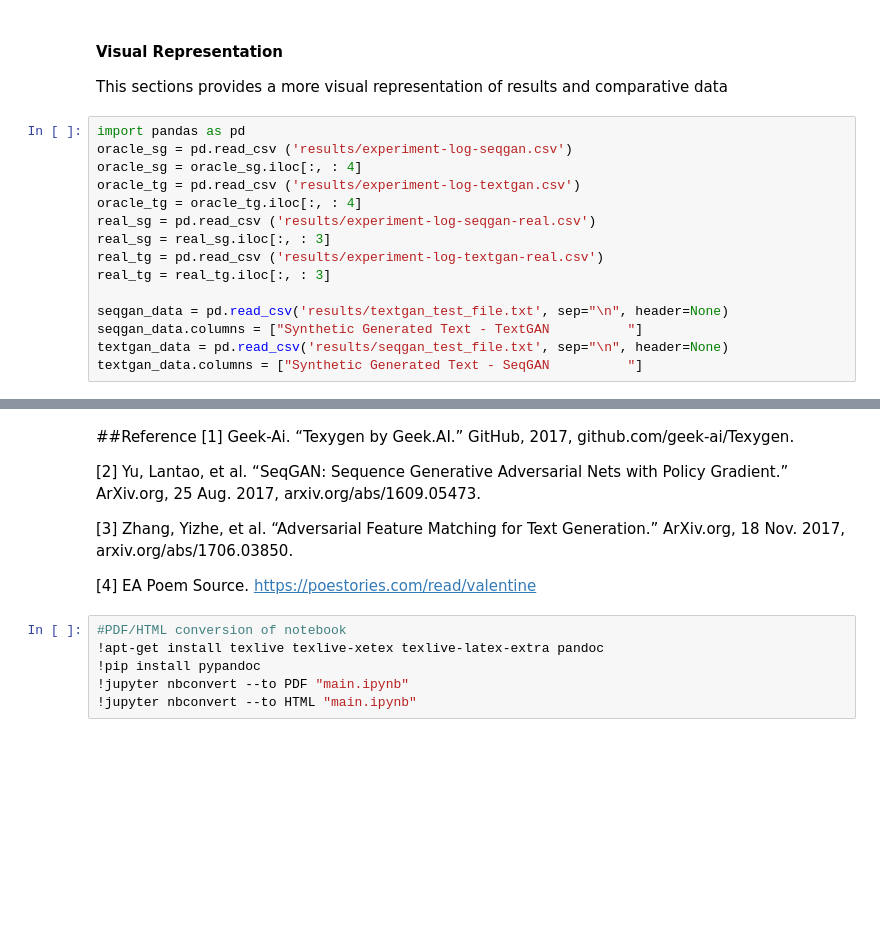
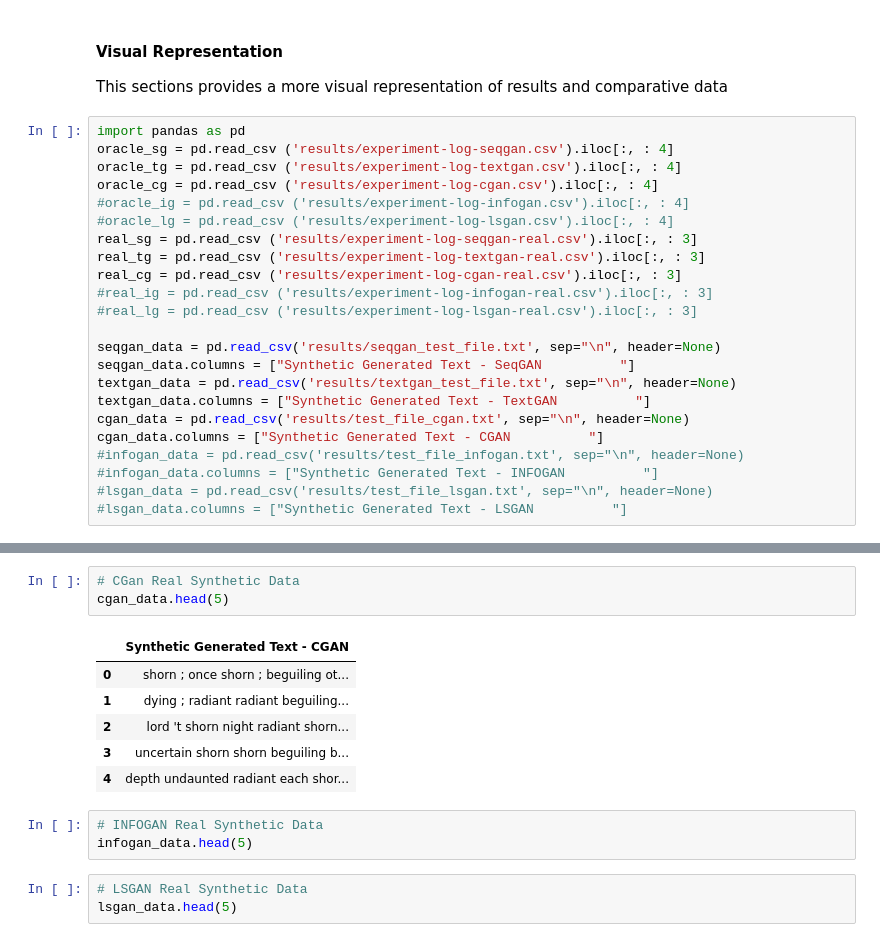
Before and after one commit to eordanis/CIS-700, a Jupyter notebook: main.ipynb, the cells around one changed output, grey strips where cells are left out. Cells and saved outputs as stored; diff of their text form; blank space fills up the shorter version.

```diff
--- a/main.ipynb
+++ b/main.ipynb
@@ -403,16 +372,24 @@ Here we will take a look at the first 15 lines of the real data files, both trai
 This sections provides a more visual representation of results and comparative data
 # %%
 import pandas as pd
-oracle_sg = pd.read_csv ('results/experiment-log-seqgan.csv')
-oracle_sg = oracle_sg.iloc[:, : 4]
-oracle_tg = pd.read_csv ('results/experiment-log-textgan.csv')
-oracle_tg = oracle_tg.iloc[:, : 4]
-real_sg = pd.read_csv ('results/experiment-log-seqgan-real.csv')
-real_sg = real_sg.iloc[:, : 3]
-real_tg = pd.read_csv ('results/experiment-log-textgan-real.csv')
-real_tg = real_tg.iloc[:, : 3]
+oracle_sg = pd.read_csv ('results/experiment-log-seqgan.csv').iloc[:, : 4]
+oracle_tg = pd.read_csv ('results/experiment-log-textgan.csv').iloc[:, : 4]
+oracle_cg = pd.read_csv ('results/experiment-log-cgan.csv').iloc[:, : 4]
+#oracle_ig = pd.read_csv ('results/experiment-log-infogan.csv').iloc[:, : 4]
+#oracle_lg = pd.read_csv ('results/experiment-log-lsgan.csv').iloc[:, : 4]
+real_sg = pd.read_csv ('results/experiment-log-seqgan-real.csv').iloc[:, : 3]
+real_tg = pd.read_csv ('results/experiment-log-textgan-real.csv').iloc[:, : 3]
+real_cg = pd.read_csv ('results/experiment-log-cgan-real.csv').iloc[:, : 3]
+#real_ig = pd.read_csv ('results/experiment-log-infogan-real.csv').iloc[:, : 3]
+#real_lg = pd.read_csv ('results/experiment-log-lsgan-real.csv').iloc[:, : 3]
 
-seqgan_data = pd.read_csv('results/textgan_test_file.txt', sep="\n", header=None)
-seqgan_data.columns = ["Synthetic Generated Text - TextGAN          "]
-textgan_data = pd.read_csv('results/seqgan_test_file.txt', sep="\n", header=None)
-textgan_data.columns = ["Synthetic Generated Text - SeqGAN          "]
+seqgan_data = pd.read_csv('results/seqgan_test_file.txt', sep="\n", header=None)
+seqgan_data.columns = ["Synthetic Generated Text - SeqGAN          "]
+textgan_data = pd.read_csv('results/textgan_test_file.txt', sep="\n", header=None)
+textgan_data.columns = ["Synthetic Generated Text - TextGAN          "]
+cgan_data = pd.read_csv('results/test_file_cgan.txt', sep="\n", header=None)
+cgan_data.columns = ["Synthetic Generated Text - CGAN          "]
+#infogan_data = pd.read_csv('results/test_file_infogan.txt', sep="\n", header=None)
+#infogan_data.columns = ["Synthetic Generated Text - INFOGAN          "]
+#lsgan_data = pd.read_csv('results/test_file_lsgan.txt', sep="\n", header=None)
+#lsgan_data.columns = ["Synthetic Generated Text - LSGAN          "]
@@ -457,15 +416,16 @@ Given the short duration of setup, running, etc there was not sufficient time to
-# %% [markdown]
-##Reference
-[1] Geek-Ai. “Texygen by Geek.AI.” GitHub, 2017, github.com/geek-ai/Texygen.
-
-[2] Yu, Lantao, et al. “SeqGAN: Sequence Generative Adversarial Nets with Policy Gradient.” ArXiv.org, 25 Aug. 2017, arxiv.org/abs/1609.05473.
-
-[3] Zhang, Yizhe, et al. “Adversarial Feature Matching for Text Generation.” ArXiv.org, 18 Nov. 2017, arxiv.org/abs/1706.03850.
-
-[4] EA Poem Source.  https://poestories.com/read/valentine
-# %%
-#PDF/HTML conversion of notebook
-!apt-get install texlive texlive-xetex texlive-latex-extra pandoc
-!pip install pypandoc
-!jupyter nbconvert --to PDF "main.ipynb"
-!jupyter nbconvert --to HTML "main.ipynb"
+# %%
+# CGan Real Synthetic Data
+cgan_data.head(5)
+# %% [output]
+|  | Synthetic Generated Text - CGAN |
+| 0 | shorn ; once shorn ; beguiling ot... |
+| 1 | dying ; radiant radiant beguiling... |
+| 2 | lord 't shorn night radiant shorn... |
+| 3 | uncertain shorn shorn beguiling b... |
+| 4 | depth undaunted radiant each shor... |
+# %%
+# INFOGAN Real Synthetic Data
+infogan_data.head(5)
+# %%
+# LSGAN Real Synthetic Data
+lsgan_data.head(5)
```
Also changed, not shown: parts of 30 cells of this notebook, 5 other files.
